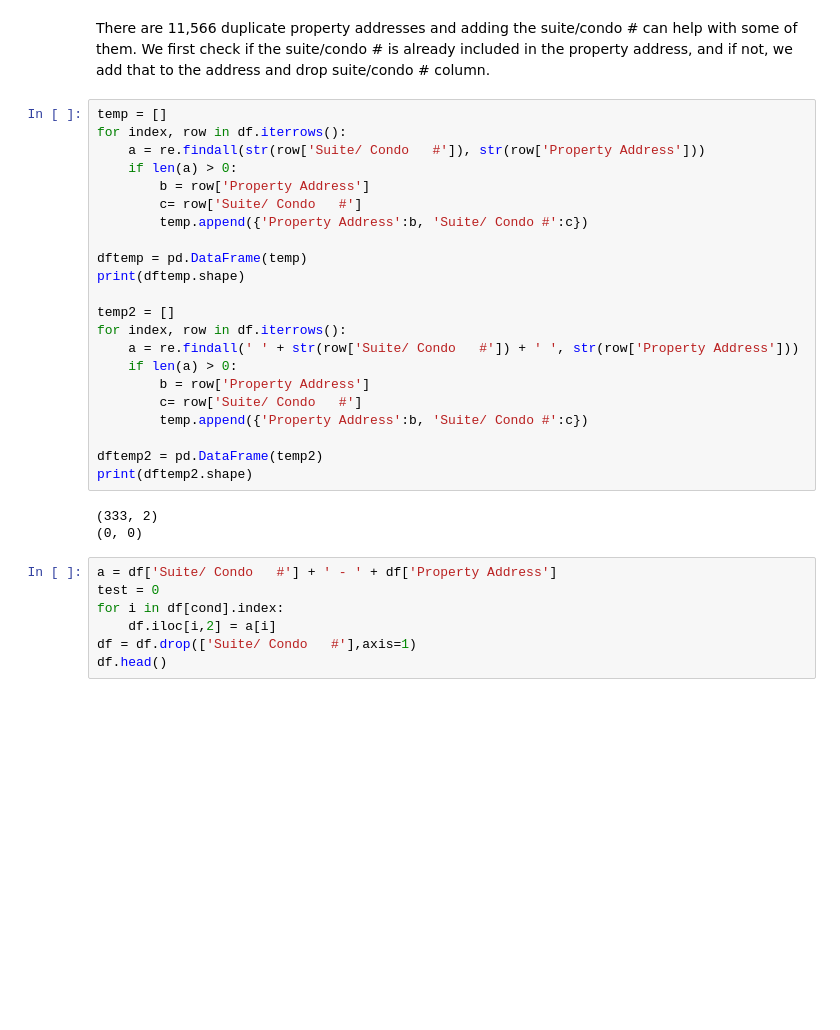
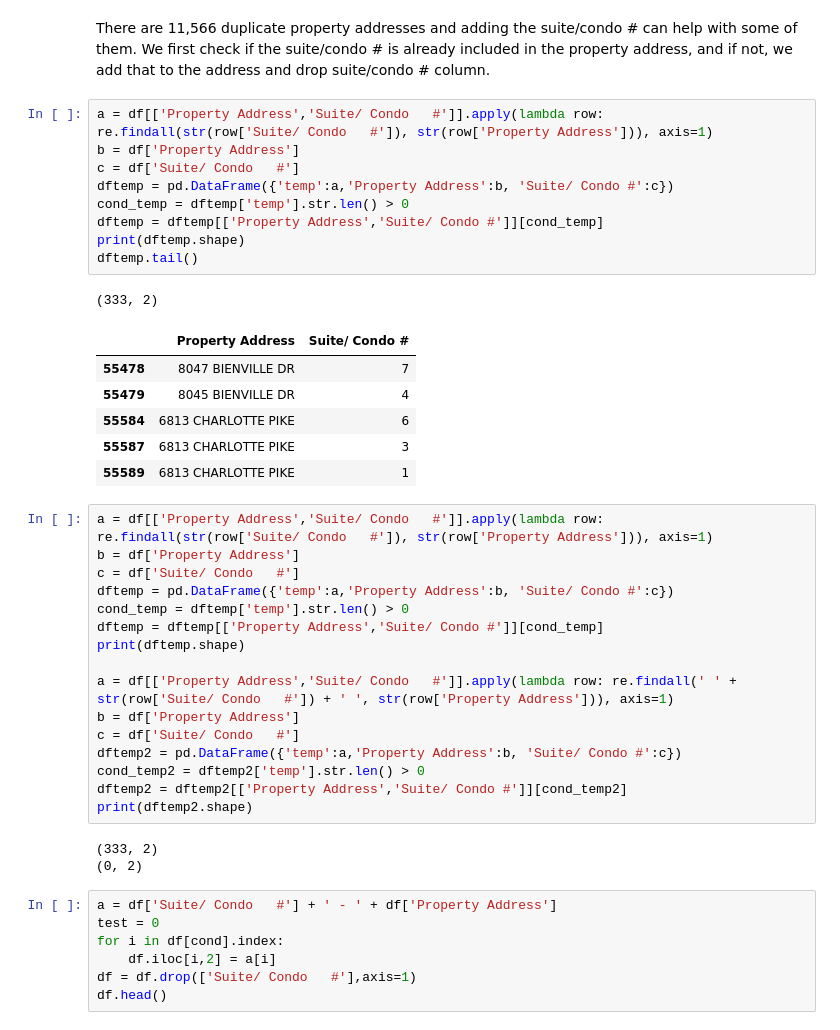
Before and after one commit to alalipour/Nashville-Housing-Prices, a Jupyter notebook: Nashville-Housing-Prices.ipynb, the cells around one changed output. Drawn from its saved outputs; the diff is of its cells as text; blank space fills up the shorter version.

```diff
--- a/Nashville-Housing-Prices.ipynb
+++ b/Nashville-Housing-Prices.ipynb
@@ -240,31 +236,42 @@ print(df[['Property Address','Suite/ Condo   #']][cond])
 [6109 rows x 2 columns]
 # %% [markdown]
 There are 11,566 duplicate property addresses and adding the suite/condo # can help with some of them. We first check if the suite/condo # is already included in the property address, and if not, we add that to the address and drop suite/condo # column.
+# %%
+a = df[['Property Address','Suite/ Condo   #']].apply(lambda row: re.findall(str(row['Suite/ Condo   #']), str(row['Property Address'])), axis=1)
+b = df['Property Address']
+c = df['Suite/ Condo   #']
+dftemp = pd.DataFrame({'temp':a,'Property Address':b, 'Suite/ Condo #':c})
+cond_temp = dftemp['temp'].str.len() > 0
+dftemp = dftemp[['Property Address','Suite/ Condo #']][cond_temp]
+print(dftemp.shape)
+dftemp.tail()
+# %% [output]
+(333, 2)
+|  | Property Address | Suite/ Condo # |
+| 55478 | 8047 BIENVILLE DR | 7 |
+| 55479 | 8045 BIENVILLE DR | 4 |
+| 55584 | 6813 CHARLOTTE PIKE | 6 |
+| 55587 | 6813 CHARLOTTE PIKE | 3 |
+| 55589 | 6813 CHARLOTTE PIKE | 1 |
 # %%
-temp = []
-for index, row in df.iterrows():
-    a = re.findall(str(row['Suite/ Condo   #']), str(row['Property Address']))
-    if len(a) > 0:
-        b = row['Property Address']
-        c= row['Suite/ Condo   #']
-        temp.append({'Property Address':b, 'Suite/ Condo #':c})
-
-dftemp = pd.DataFrame(temp)
+a = df[['Property Address','Suite/ Condo   #']].apply(lambda row: re.findall(str(row['Suite/ Condo   #']), str(row['Property Address'])), axis=1)
+b = df['Property Address']
+c = df['Suite/ Condo   #']
+dftemp = pd.DataFrame({'temp':a,'Property Address':b, 'Suite/ Condo #':c})
+cond_temp = dftemp['temp'].str.len() > 0
+dftemp = dftemp[['Property Address','Suite/ Condo #']][cond_temp]
 print(dftemp.shape)
 
-temp2 = []
-for index, row in df.iterrows():
-    a = re.findall(' ' + str(row['Suite/ Condo   #']) + ' ', str(row['Property Address']))
-    if len(a) > 0:
-        b = row['Property Address']
-        c= row['Suite/ Condo   #']
-        temp.append({'Property Address':b, 'Suite/ Condo #':c})
-
-dftemp2 = pd.DataFrame(temp2)
+a = df[['Property Address','Suite/ Condo   #']].apply(lambda row: re.findall(' ' + str(row['Suite/ Condo   #']) + ' ', str(row['Property Address'])), axis=1)
+b = df['Property Address']
+c = df['Suite/ Condo   #']
+dftemp2 = pd.DataFrame({'temp':a,'Property Address':b, 'Suite/ Condo #':c})
+cond_temp2 = dftemp2['temp'].str.len() > 0
+dftemp2 = dftemp2[['Property Address','Suite/ Condo #']][cond_temp2]
 print(dftemp2.shape)
 # %% [output]
 (333, 2)
-(0, 0)
+(0, 2)
 # %%
 a = df['Suite/ Condo   #'] + ' - ' + df['Property Address']
 test = 0
```
Also changed, not shown: parts of 6 cells of this notebook.
